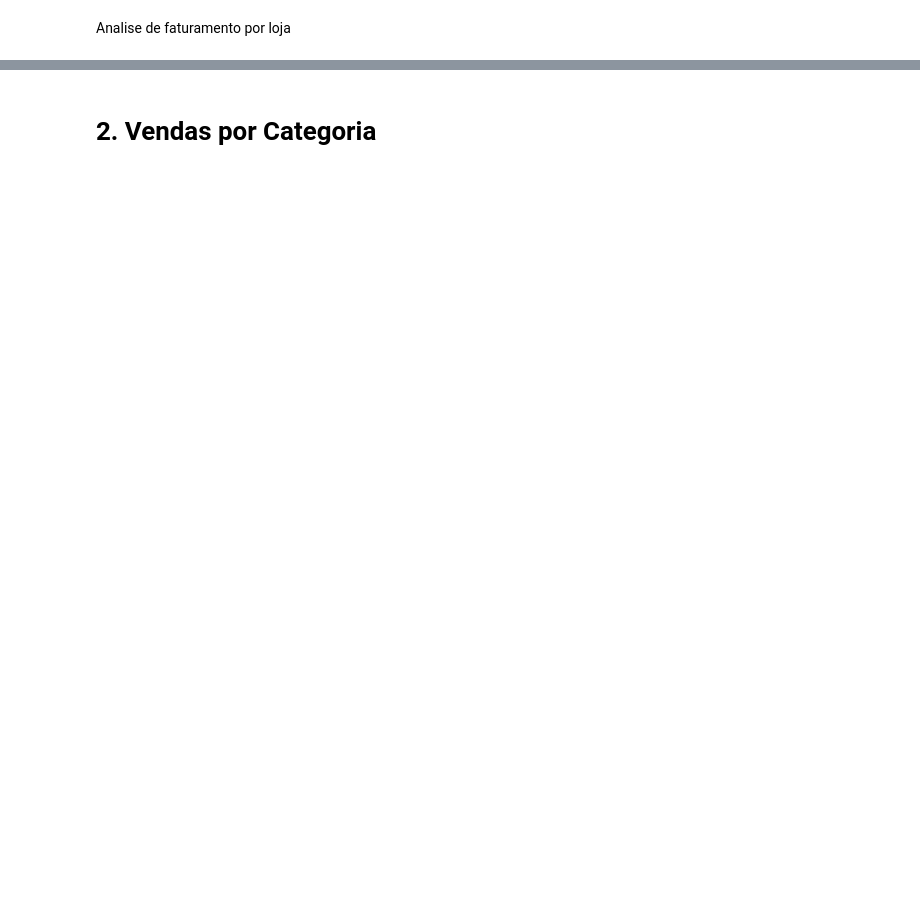
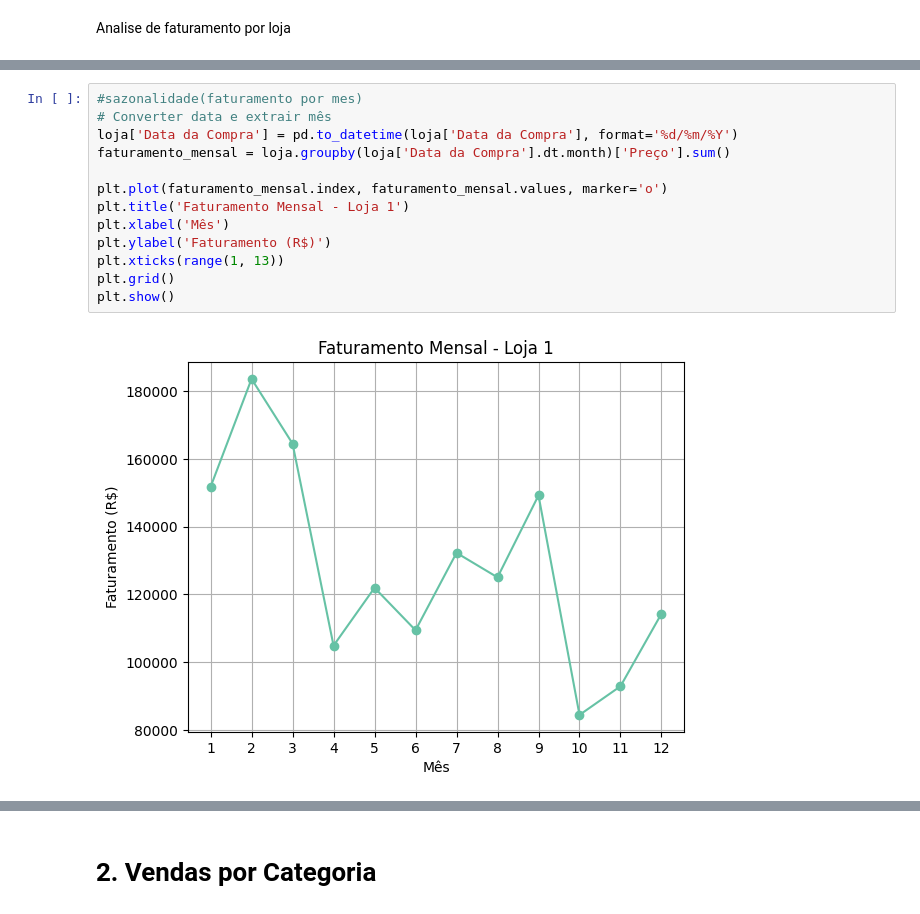
Before and after one commit to GeisilaCosta/AluraStore, a Jupyter notebook: AluraStoreBr.ipynb, the cells around one changed output, grey strips where cells are left out. Drawn from its saved outputs; the diff is of its cells as text; blank space fills up the shorter version.

```diff
--- a/AluraStoreBr.ipynb
+++ b/AluraStoreBr.ipynb
@@ -161,0 +253,15 @@ print(f"\nFaturamento total geral: R$ {total_geral:,.2f}".replace(",", "X").repl
+# %%
+#sazonalidade(faturamento por mes)
+# Converter data e extrair mês
+loja['Data da Compra'] = pd.to_datetime(loja['Data da Compra'], format='%d/%m/%Y')
+faturamento_mensal = loja.groupby(loja['Data da Compra'].dt.month)['Preço'].sum()
+
+plt.plot(faturamento_mensal.index, faturamento_mensal.values, marker='o')
+plt.title('Faturamento Mensal - Loja 1')
+plt.xlabel('Mês')
+plt.ylabel('Faturamento (R$)')
+plt.xticks(range(1, 13))
+plt.grid()
+plt.show()
+# %% [output]
+[figure, added]
```
Also changed, not shown: parts of 46 cells of this notebook.
